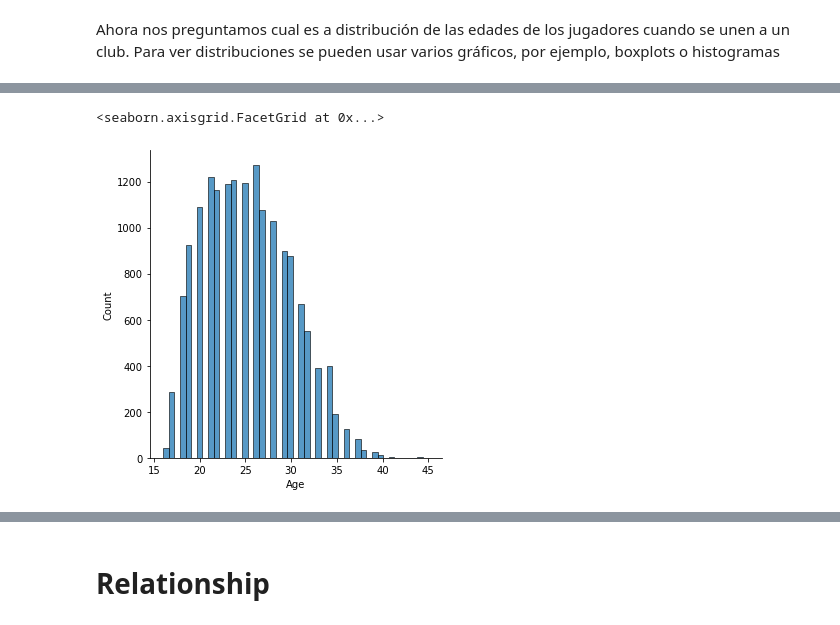
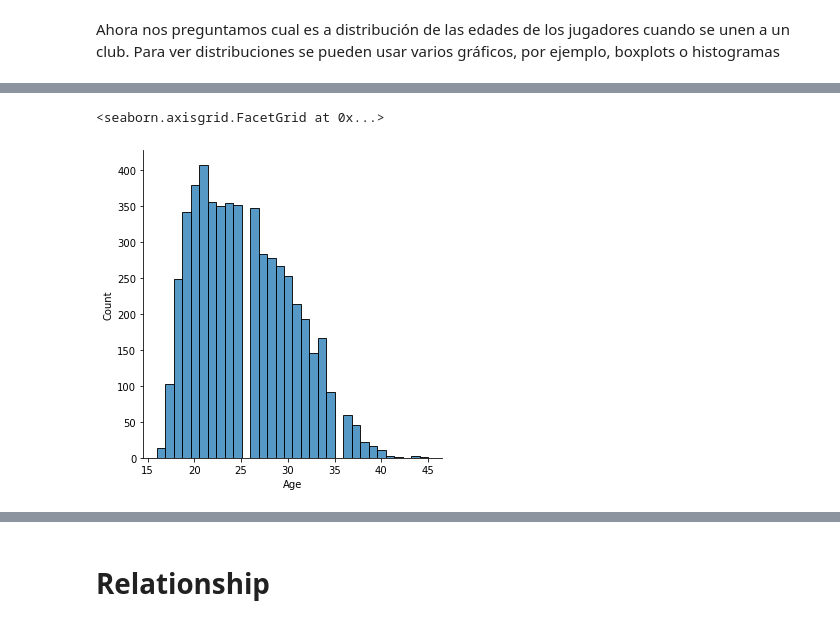
Before and after one commit to Agustin-Ber/Capacitacion-Python, a Jupyter notebook: Graficos/Visualizacion.ipynb, the cells around one changed output, grey strips where cells are left out. Drawn from its saved outputs; the diff is of its cells as text; code cells hidden in the pictures.

```diff
--- a/Graficos/Visualizacion.ipynb
+++ b/Graficos/Visualizacion.ipynb
@@ -156 +175,6 @@ sns.boxplot( y="Age",
 [figure]
+# %%
+l = ['GK', 'CDM', 'CAM', 'CB']
+
+df_red = df[df["Position"].isin(l)]
+sns.boxplot(y="Age", x = "Position", data=df_red)
@@ -157,5 +184,5 @@ sns.boxplot( y="Age",
 # %%
-sns.displot( df, x="Age" )
+sns.displot(df_red, x="Age")
 # %% [output]
 <seaborn.axisgrid.FacetGrid at 0x...>
-[figure, old version]
+[figure, new version]
```
Also changed, not shown: parts of 22 cells of this notebook.
